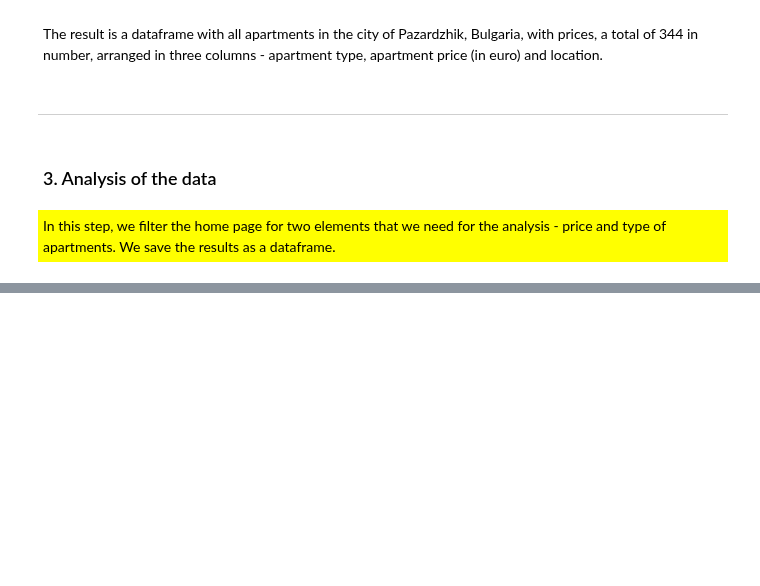
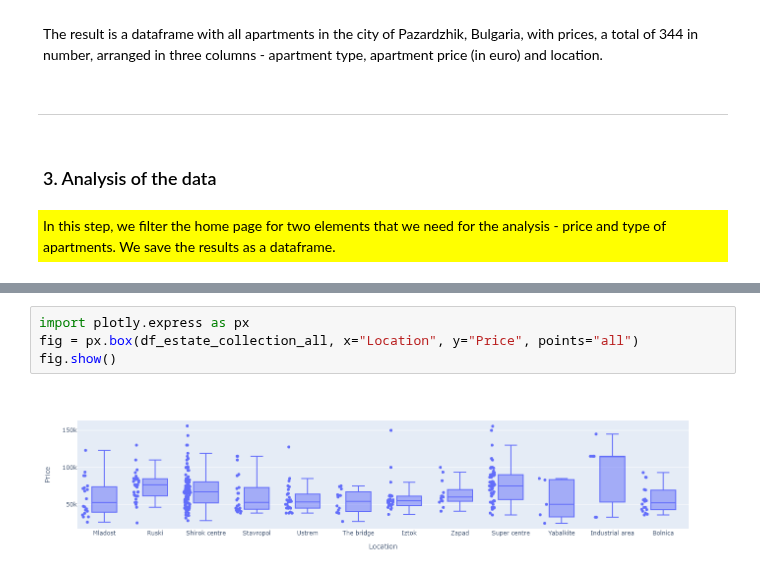
Before and after one commit to StefanRaychev/Web-scraping-and-data-analysis-of-estate-market, a Jupyter notebook: Scraping.ipynb, the cells around one changed output, grey strips where cells are left out. Saved outputs shown, nothing was run; the diff lists cells and outputs as text; blank space fills up the shorter version.

```diff
--- a/Scraping.ipynb
+++ b/Scraping.ipynb
@@ -342,0 +347,6 @@ sns.boxplot(x='Price',y='Location',data=df_estate_collection_all)
+# %%
+import plotly.express as px
+fig = px.box(df_estate_collection_all, x="Location", y="Price", points="all")
+fig.show()
+# %% [output]
+[figure, added]
```
Also changed, not shown: parts of 3 cells of this notebook.
